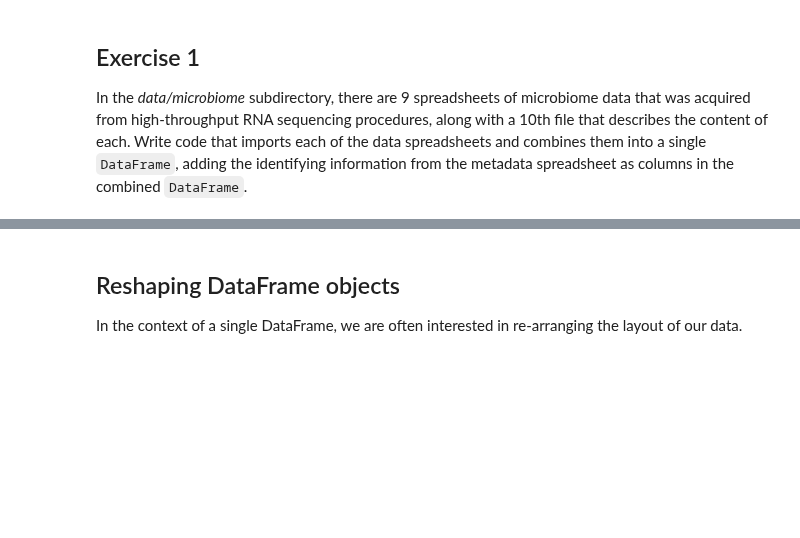
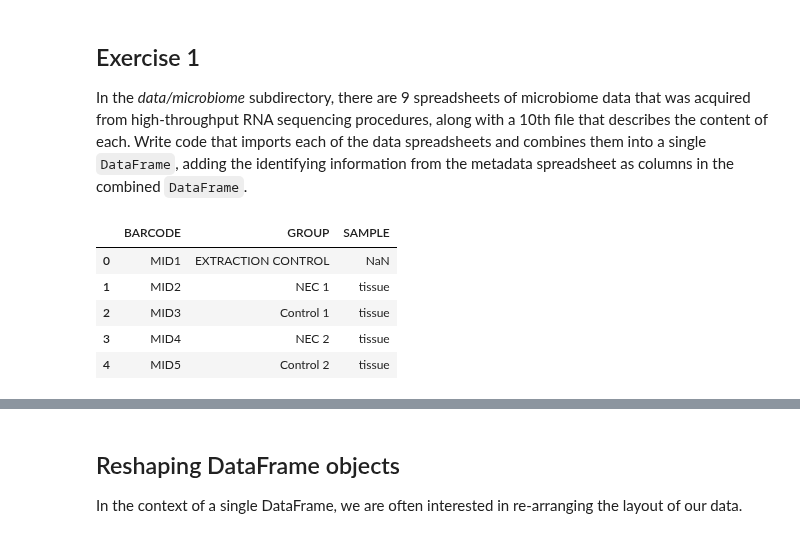
Before and after one commit to PaluchowskiMatthew/ADA-Kepler, a Jupyter notebook: 02 - Intro to Pandas/Data Wrangling with Pandas.ipynb, the cells around one changed output, grey strips where cells are left out. Cells and saved outputs as stored; diff of their text form; code cells hidden in the pictures; blank space fills up the shorter version.

```diff
--- a/02 - Intro to Pandas/Data Wrangling with Pandas.ipynb
+++ b/02 - Intro to Pandas/Data Wrangling with Pandas.ipynb
@@ -320,0 +324,10 @@ In the *data/microbiome* subdirectory, there are 9 spreadsheets of microbiome da
+# %%
+meta = pd.read_excel('Data/microbiome/metadata.xls', 'Sheet1', index_col=None, header=0)
+meta.head()
+# %% [output]
+|  | BARCODE | GROUP | SAMPLE |
+| 0 | MID1 | EXTRACTION CONTROL | NaN |
+| 1 | MID2 | NEC 1 | tissue |
+| 2 | MID3 | Control 1 | tissue |
+| 3 | MID4 | NEC 2 | tissue |
+| 4 | MID5 | Control 2 | tissue |
```
Also changed, not shown: parts of 3 cells of this notebook.
